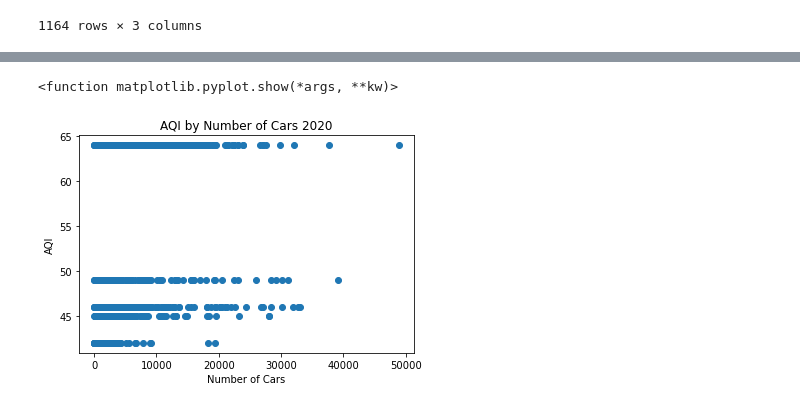
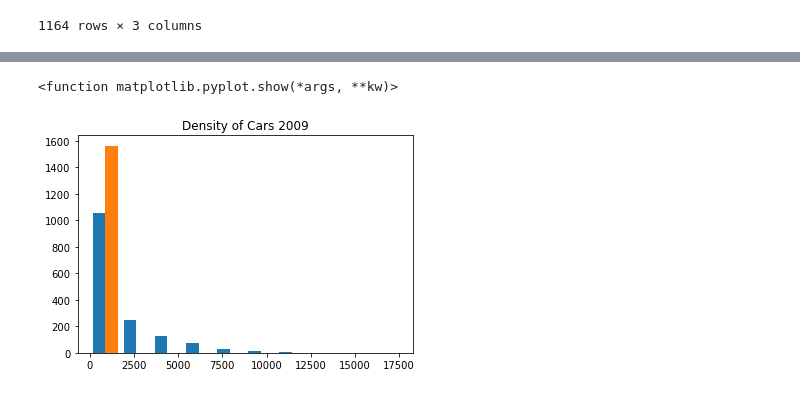
Before and after one commit to paloni-dotcom/Se7en, a Jupyter notebook: density_aqi.ipynb, the cells around one changed output, grey strips where cells are left out. Saved outputs shown, nothing was run; the diff lists cells and outputs as text; code cells hidden in the pictures.

```diff
--- a/density_aqi.ipynb
+++ b/density_aqi.ipynb
@@ -229,9 +246,15 @@ plt.show
-# %%
-plt.scatter(cars_per_zip20["Number of Cars"], cars_per_zip20['AQI Mean'])
-plt.xlabel("Number of Cars")
-plt.ylabel("AQI")
-plt.title("AQI by Number of Cars 2020")
-plt.show
-# %% [output]
-<function matplotlib.pyplot.show(*args, **kw)>
-[figure, removed]
+# %%
+#histogram
+#2009
+x = (cars_per_zip9['Number of Cars'], cars_per_zip9['AQI Mean'])
+plt.hist(x)
+plt.title("Density of Cars 2009")
+plt.show
+
+#counts, bins = np.histogram(cars_per_zip9)
+#plt.hist(bins[:-1], bins, weights=counts)
+#plt.title("Density of Cars 2009")
+#plt.show
+# %% [output]
+<function matplotlib.pyplot.show(*args, **kw)>
+[figure, added]
```
Also changed, not shown: parts of 9 cells of this notebook.
